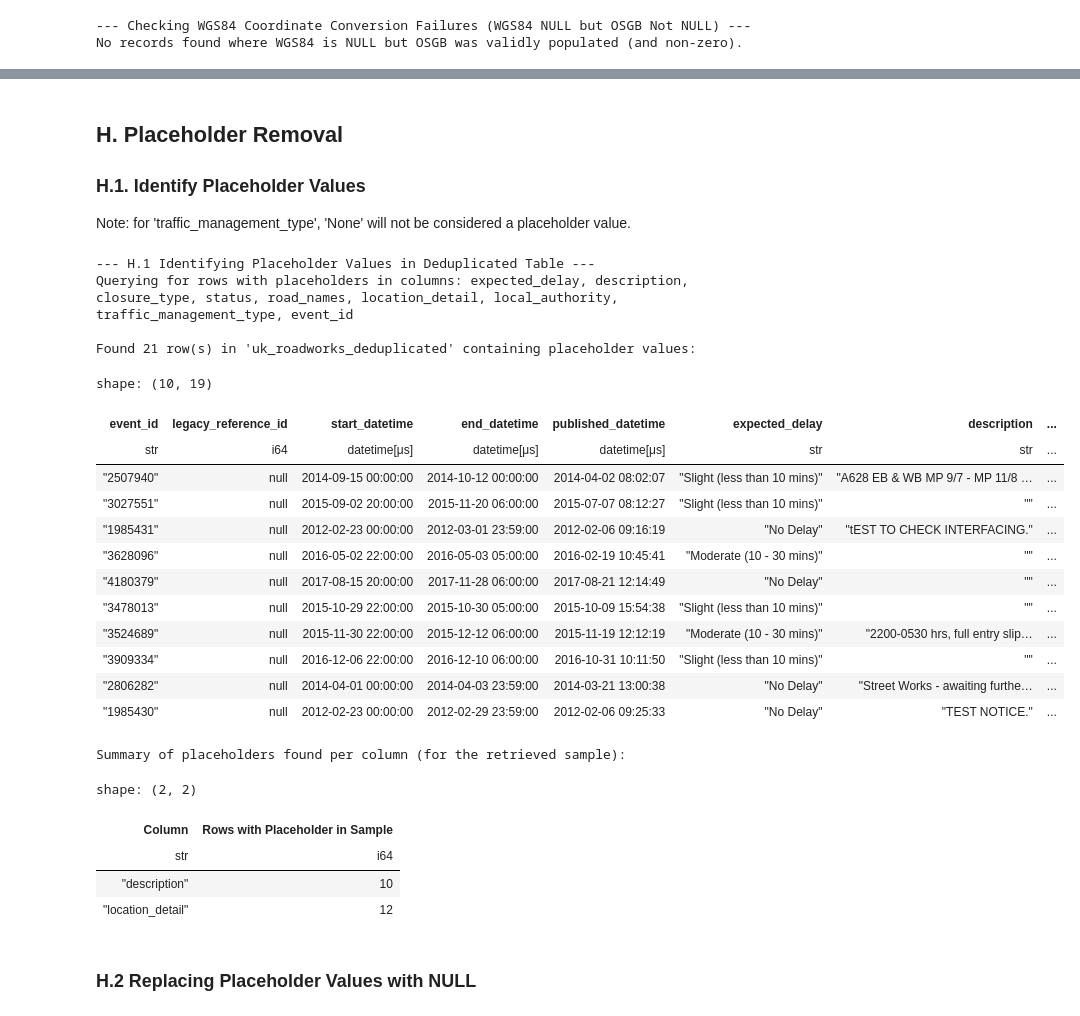
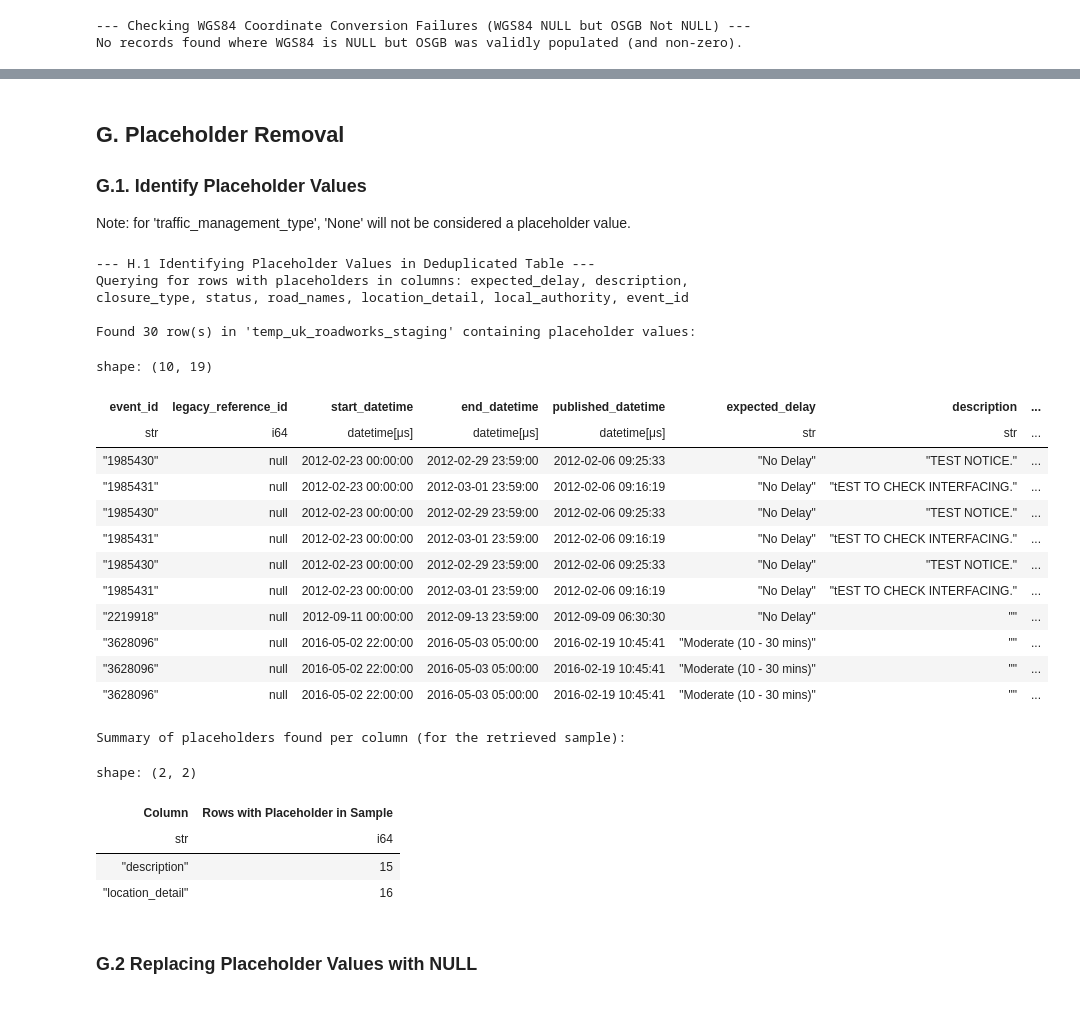
Before and after one commit to FlorisRX/UK_roadworks_XML_pipeline, a Jupyter notebook: XML-SQL_loader.ipynb, the cells around one changed output, grey strips where cells are left out. Saved outputs shown, nothing was run; the diff lists cells and outputs as text; code cells hidden in the pictures.

```diff
--- a/XML-SQL_loader.ipynb
+++ b/XML-SQL_loader.ipynb
@@ -597,11 +604,6 @@ Changes for unified table committed.
 ### F.1. Unique Categorical Values
 # %%
 pl.Config.set_tbl_rows(20)
-
-# (Re-)open the connection
-if con:
-    con.close()
-con = duckdb.connect(database=DUCKDB_FILE, read_only=False)
 
 # Define common placeholders for checking original string values
 PLACEHOLDERS_STRINGS = ["", "none", "n/a", "null", "unknown"]
@@ -616,12 +618,12 @@ categorical_columns_unified = [
     'traffic_management_type',
     'data_source_format'
 ]
-print(f"\n--- Unique Categorical Values in '{UNIFIED_TABLE_NAME}' ---")
+print(f"\n--- Unique Categorical Values in '{TEMP_UNIFIED_TABLE_NAME}' ---")
 for col in categorical_columns_unified:
     print(f"\nDistinct values for '{col}':")
     query = f"""
         SELECT "{col}", COUNT(*) as count
-        FROM "{UNIFIED_TABLE_NAME}"
+        FROM "{TEMP_UNIFIED_TABLE_NAME}"
         GROUP BY "{col}"
         ORDER BY count DESC;
     """
@@ -998,6 +883,6 @@ Rows removed: 404888
 # %% [markdown]
-## H. Placeholder Removal
-### H.1. Identify Placeholder Values
+## G. Placeholder Removal
+### G.1. Identify Placeholder Values
 
 Note: for 'traffic_management_type', 'None' will not be considered a placeholder value.
 # %%
@@ -1017,7 +902,7 @@ columns_to_check_for_placeholders = [
     'road_names',
     'location_detail',
     'local_authority',
-    'traffic_management_type',
+    # 'traffic_management_type', # Excluded, as 'None' here is a valid value
     'event_id'
 ]
 
@@ -1043,7 +928,7 @@ else:
 
     placeholder_query = f"""
         SELECT *
-        FROM "{DEDUPLICATED_TABLE_NAME}"
+        FROM "{TEMP_UNIFIED_TABLE_NAME}"
         WHERE {where_clause};
     """
 
@@ -1054,60 +939,60 @@ else:
 
     if df_rows_with_placeholders is not None:
         if not df_rows_with_placeholders.is_empty():
-            print(f"\nFound {df_rows_with_placeholders.height} row(s) in '{DEDUPLICATED_TABLE_NAME}' containing placeholder values:")
+            print(f"\nFound {df_rows_with_placeholders.height} row(s) in '{TEMP_UNIFIED_TABLE_NAME}' containing placeholder values:")
             display(df_rows_with_placeholders.head(10))
 
             print("\nSummary of placeholders found per column (for the retrieved sample):")
             summary_data = []
             for col_to_check in columns_to_check_for_placeholders:
                 if col_to_check in df_rows_with_placeholders.columns:
                     # Determine which placeholder list to use for Polars filtering
                     current_polars_placeholders = list(PLACEHOLDER_STRINGS) # Make a mutable copy
                     if col_to_check == 'traffic_management_type':
                         # For 'traffic_management_type', exclude "none" from Polars check
                         if "none" in current_polars_placeholders:
                             current_polars_placeholders.remove("none")
 
                     # Filter only if there are placeholders to check for this column
                     if current_polars_placeholders:
                         placeholder_count_in_col = df_rows_with_placeholders.filter(
                             pl.col(col_to_check).str.to_lowercase().str.strip_chars().is_in(current_polars_placeholders)
                         ).height
                         if placeholder_count_in_col > 0:
                             summary_data.append({"Column": col_to_check, "Rows with Placeholder in Sample": placeholder_count_in_col})
             if summary_data:
                 display(pl.DataFrame(summary_data))
 
         else:
-            print(f"No rows found in '{DEDUPLICATED_TABLE_NAME}' with the specified placeholder values in the checked columns (considering exclusions).")
+            print(f"No rows found in '{TEMP_UNIFIED_TABLE_NAME}' with the specified placeholder values in the checked columns (considering exclusions).")
     else:
-        print(f"Could not execute query to find rows with placeholders in '{DEDUPLICATED_TABLE_NAME}'.")
+        print(f"Could not execute query to find rows with placeholders in '{TEMP_UNIFIED_TABLE_NAME}'.")
 # %% [output]
 --- H.1 Identifying Placeholder Values in Deduplicated Table ---
-Querying for rows with placeholders in columns: expected_delay, description, closure_type, status, road_names, location_detail, local_authority, traffic_management_type, event_id
+Querying for rows with placeholders in columns: expected_delay, description, closure_type, status, road_names, location_detail, local_authority, event_id
 
-Found 21 row(s) in 'uk_roadworks_deduplicated' containing placeholder values:
+Found 30 row(s) in 'temp_uk_roadworks_staging' containing placeholder values:
 shape: (10, 19)
 | event_id | legacy_reference_id | start_datetime | end_datetime | published_datetime | expected_delay | description | ... |
 | str | i64 | datetime[μs] | datetime[μs] | datetime[μs] | str | str | ... |
-| "2507940" | null | 2014-09-15 00:00:00 | 2014-10-12 00:00:00 | 2014-04-02 08:02:07 | "Slight (less than 10 mins)" | "A628 EB & WB MP 9/7 - MP 11/8 … | ... |
-| "3027551" | null | 2015-09-02 20:00:00 | 2015-11-20 06:00:00 | 2015-07-07 08:12:27 | "Slight (less than 10 mins)" | "" | ... |
+| "1985430" | null | 2012-02-23 00:00:00 | 2012-02-29 23:59:00 | 2012-02-06 09:25:33 | "No Delay" | "TEST NOTICE." | ... |
 | "1985431" | null | 2012-02-23 00:00:00 | 2012-03-01 23:59:00 | 2012-02-06 09:16:19 | "No Delay" | "tEST TO CHECK INTERFACING." | ... |
+| "1985430" | null | 2012-02-23 00:00:00 | 2012-02-29 23:59:00 | 2012-02-06 09:25:33 | "No Delay" | "TEST NOTICE." | ... |
+| "1985431" | null | 2012-02-23 00:00:00 | 2012-03-01 23:59:00 | 2012-02-06 09:16:19 | "No Delay" | "tEST TO CHECK INTERFACING." | ... |
+| "1985430" | null | 2012-02-23 00:00:00 | 2012-02-29 23:59:00 | 2012-02-06 09:25:33 | "No Delay" | "TEST NOTICE." | ... |
+| "1985431" | null | 2012-02-23 00:00:00 | 2012-03-01 23:59:00 | 2012-02-06 09:16:19 | "No Delay" | "tEST TO CHECK INTERFACING." | ... |
+| "2219918" | null | 2012-09-11 00:00:00 | 2012-09-13 23:59:00 | 2012-09-09 06:30:30 | "No Delay" | "" | ... |
 | "3628096" | null | 2016-05-02 22:00:00 | 2016-05-03 05:00:00 | 2016-02-19 10:45:41 | "Moderate (10 - 30 mins)" | "" | ... |
-| "4180379" | null | 2017-08-15 20:00:00 | 2017-11-28 06:00:00 | 2017-08-21 12:14:49 | "No Delay" | "" | ... |
-| "3478013" | null | 2015-10-29 22:00:00 | 2015-10-30 05:00:00 | 2015-10-09 15:54:38 | "Slight (less than 10 mins)" | "" | ... |
-| "3524689" | null | 2015-11-30 22:00:00 | 2015-12-12 06:00:00 | 2015-11-19 12:12:19 | "Moderate (10 - 30 mins)" | "2200-0530 hrs, full entry slip… | ... |
-| "3909334" | null | 2016-12-06 22:00:00 | 2016-12-10 06:00:00 | 2016-10-31 10:11:50 | "Slight (less than 10 mins)" | "" | ... |
-| "2806282" | null | 2014-04-01 00:00:00 | 2014-04-03 23:59:00 | 2014-03-21 13:00:38 | "No Delay" | "Street Works - awaiting furthe… | ... |
-| "1985430" | null | 2012-02-23 00:00:00 | 2012-02-29 23:59:00 | 2012-02-06 09:25:33 | "No Delay" | "TEST NOTICE." | ... |
+| "3628096" | null | 2016-05-02 22:00:00 | 2016-05-03 05:00:00 | 2016-02-19 10:45:41 | "Moderate (10 - 30 mins)" | "" | ... |
+| "3628096" | null | 2016-05-02 22:00:00 | 2016-05-03 05:00:00 | 2016-02-19 10:45:41 | "Moderate (10 - 30 mins)" | "" | ... |
 Summary of placeholders found per column (for the retrieved sample):
 shape: (2, 2)
 | Column | Rows with Placeholder in Sample |
 | str | i64 |
-| "description" | 10 |
-| "location_detail" | 12 |
+| "description" | 15 |
+| "location_detail" | 16 |
 # %% [markdown]
-### H.2 Replacing Placeholder Values with NULL
+### G.2 Replacing Placeholder Values with NULL
 # %%
 # Columns where placeholders should be replaced with NULLs
 columns_to_update_for_placeholders = [
```
Also changed, not shown: parts of 19 cells of this notebook.
